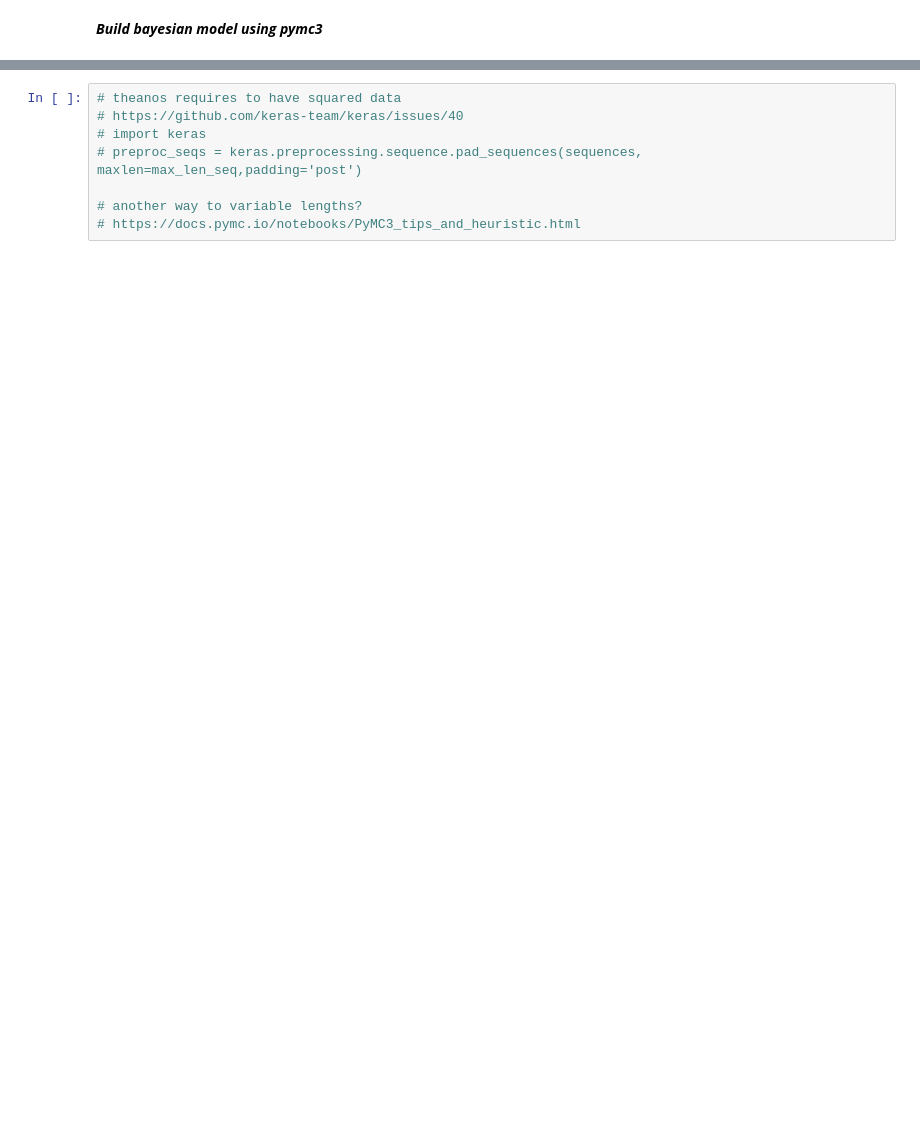
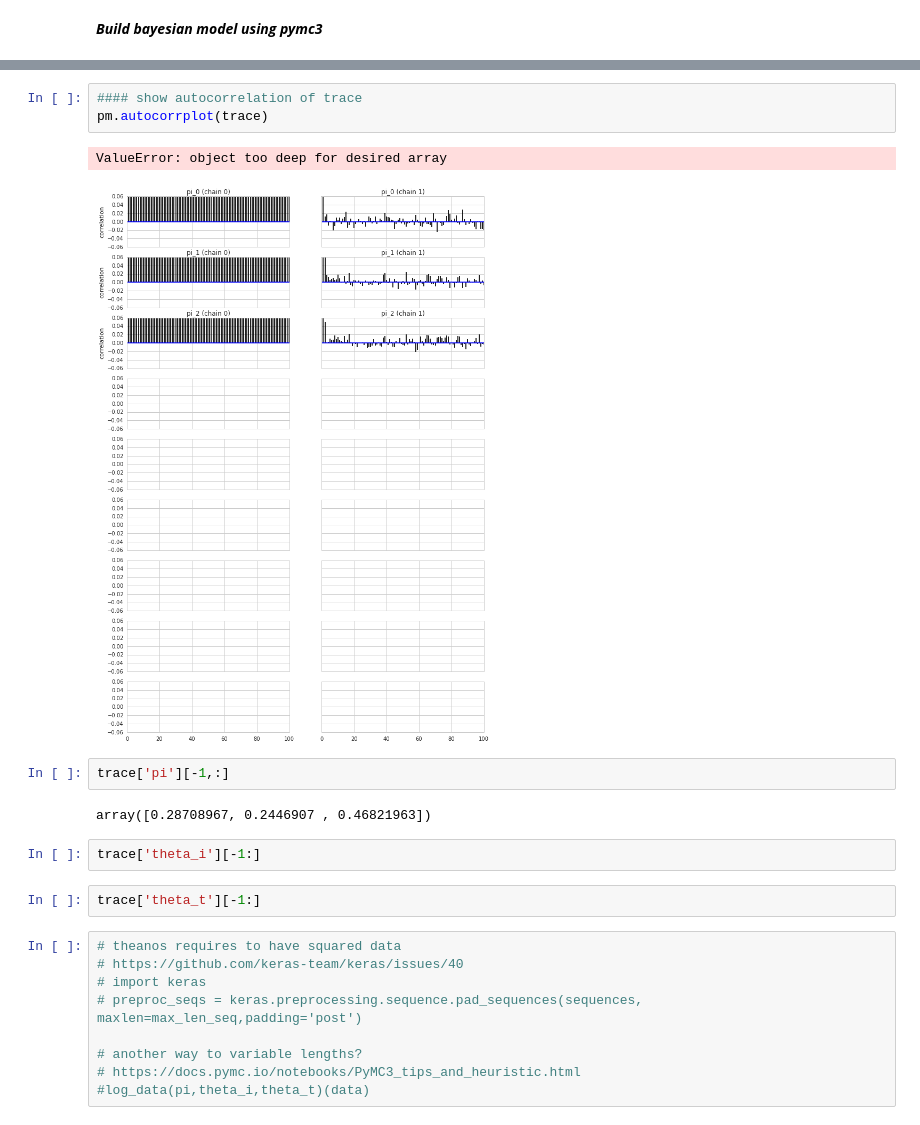
Before and after one commit to jibietr/pymc_examples, a Jupyter notebook: pymc_first_order_markov_mixture_model.ipynb, the cells around one changed output, grey strips where cells are left out. Saved outputs shown, nothing was run; the diff lists cells and outputs as text; blank space fills up the shorter version.

```diff
--- a/pymc_first_order_markov_mixture_model.ipynb
+++ b/pymc_first_order_markov_mixture_model.ipynb
@@ -184,3 +257,17 @@ with pm.Model() as model:
+# %%
+#### show autocorrelation of trace
+pm.autocorrplot(trace)
+# %% [output]
+ValueError: object too deep for desired array
+[figure, added]
+# %%
+trace['pi'][-1,:]
+# %% [output]
+array([0.28708967, 0.2446907 , 0.46821963])
+# %%
+trace['theta_i'][-1:]
+# %%
+trace['theta_t'][-1:]
 # %%
 # theanos requires to have squared data
 # https://github.com/keras-team/keras/issues/40
@@ -189,3 +276,4 @@ with pm.Model() as model:
 
 # another way to variable lengths?
 # https://docs.pymc.io/notebooks/PyMC3_tips_and_heuristic.html
+#log_data(pi,theta_i,theta_t)(data)
```
Also changed, not shown: parts of 20 cells of this notebook.
